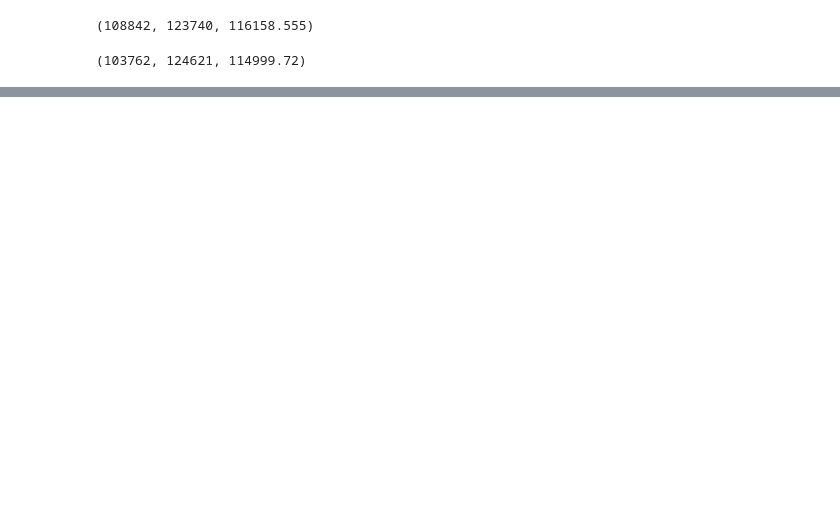
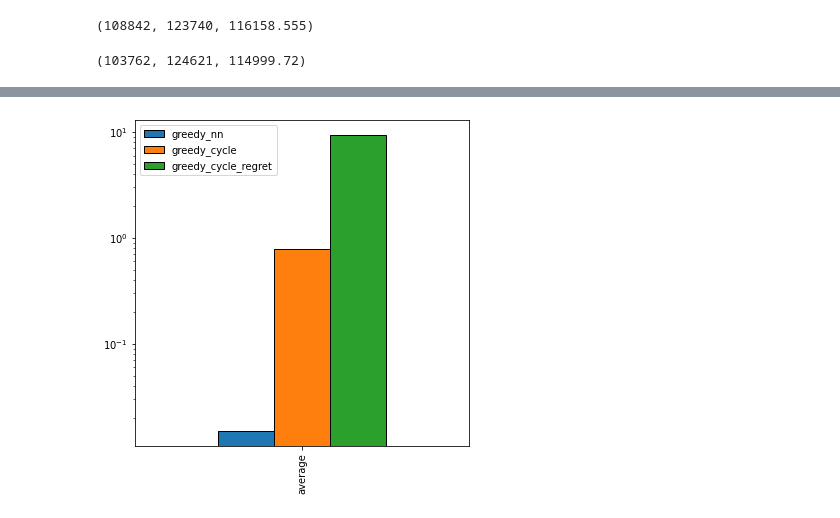
Before and after one commit to HubertRadom/EvolutionaryComputation, a Jupyter notebook: lab2/lab2.ipynb, the cells around one changed output, grey strips where cells are left out. Cells and saved outputs as stored; diff of their text form; code cells hidden in the pictures; blank space fills up the shorter version.

```diff
--- a/lab2/lab2.ipynb
+++ b/lab2/lab2.ipynb
@@ -219,0 +276,12 @@ test_solution(tsp_regret, cost_matrix_B, k=4)
+# %%
+time_complexity = dict()
+# %%
+## im miliseconds
+time_complexity['greedy_nn'] = [0.015]
+time_complexity['greedy_cycle'] = [0.794]
+time_complexity['greedy_cycle_regret'] = [9.47]
+# %%
+pd.DataFrame(time_complexity, index=['average']).plot(kind='bar', logy=True, figsize=(6, 6), edgecolor='k')
+plt.show()
+# %% [output]
+[figure, added]
```
Also changed, not shown: parts of 22 cells of this notebook, 2 other files.
